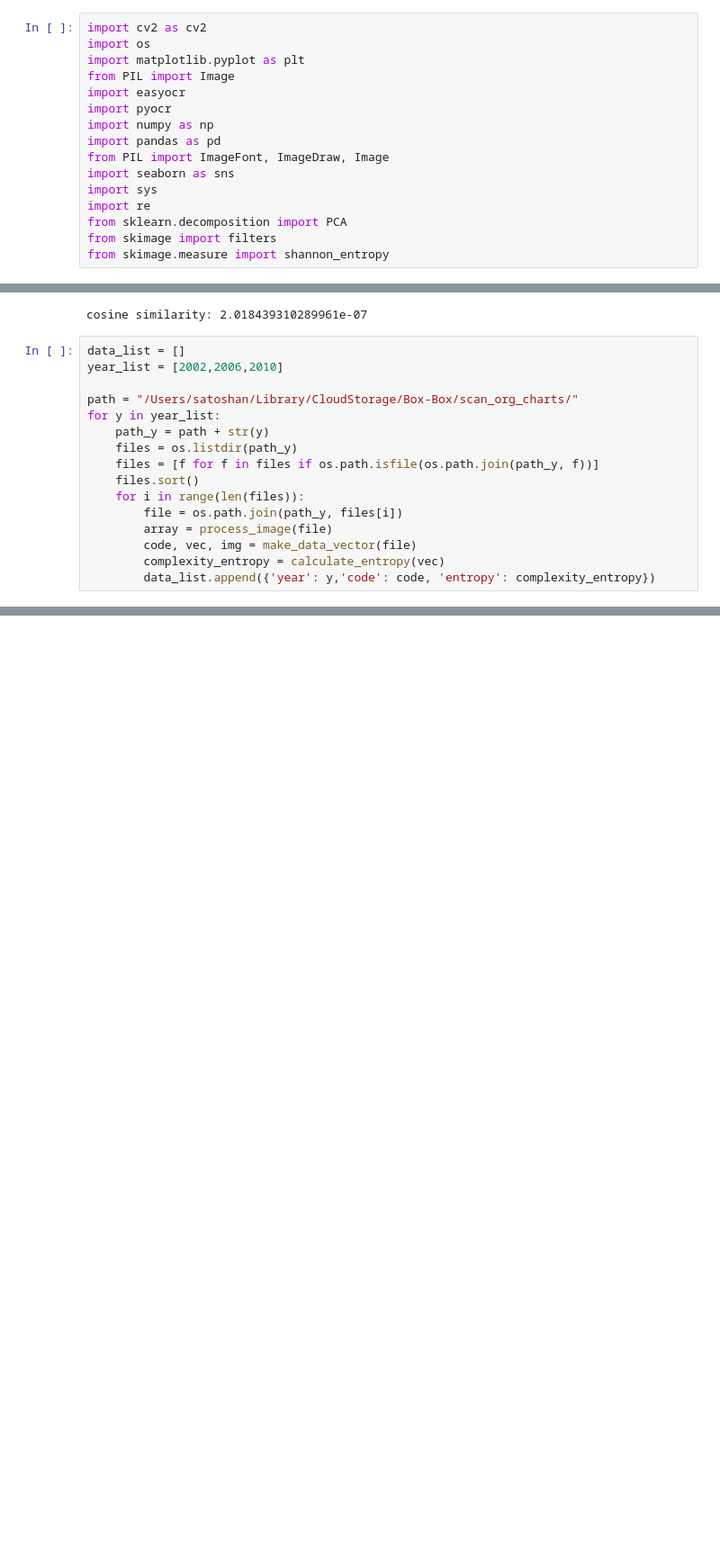
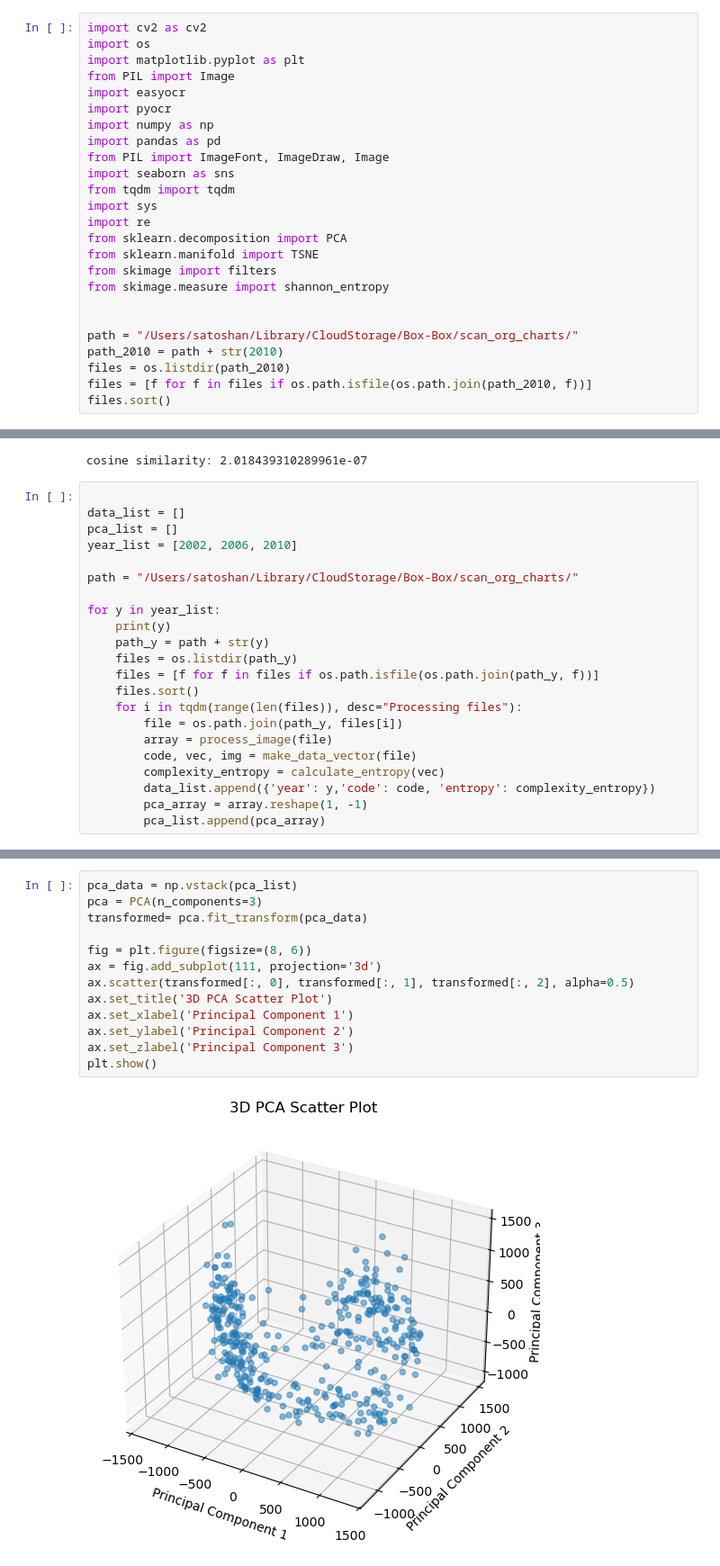
Before and after one commit to wakachii/SI-Org-chart, a Jupyter notebook: python/img_processing/measurement_sample.ipynb, the cells around one changed output, grey strips where cells are left out. Shown at 90% size. Cells and saved outputs as stored; diff of their text form; blank space fills up the shorter version.

```diff
--- a/python/img_processing/measurement_sample.ipynb
+++ b/python/img_processing/measurement_sample.ipynb
@@ -9,11 +9,20 @@ import numpy as np
 import pandas as pd
 from PIL import ImageFont, ImageDraw, Image
 import seaborn as sns
+from tqdm import tqdm
 import sys
 import re
 from sklearn.decomposition import PCA
+from sklearn.manifold import TSNE
 from skimage import filters
 from skimage.measure import shannon_entropy
+
+
+path = "/Users/satoshan/Library/CloudStorage/Box-Box/scan_org_charts/"
+path_2010 = path + str(2010)
+files = os.listdir(path_2010)
+files = [f for f in files if os.path.isfile(os.path.join(path_2010, f))]
+files.sort()
 # %%
 # extract organization charts
 def make_data_vector (file_name):
@@ -125,18 +121,24 @@ entropy:  0.8769213555320495
 [figure]
 cosine similarity: 2.018439310289961e-07
 # %%
+
 data_list = []
-year_list = [2002,2006,2010]
+pca_list = []
+year_list = [2002, 2006, 2010]
 
 path = "/Users/satoshan/Library/CloudStorage/Box-Box/scan_org_charts/"
+
 for y in year_list:
+    print(y)
     path_y = path + str(y)
     files = os.listdir(path_y)
     files = [f for f in files if os.path.isfile(os.path.join(path_y, f))]
     files.sort()
-    for i in range(len(files)):
+    for i in tqdm(range(len(files)), desc="Processing files"):
         file = os.path.join(path_y, files[i])
         array = process_image(file)
         code, vec, img = make_data_vector(file)
         complexity_entropy = calculate_entropy(vec)
         data_list.append({'year': y,'code': code, 'entropy': complexity_entropy})
+        pca_array = array.reshape(1, -1)
+        pca_list.append(pca_array)
@@ -145 +149,16 @@ df = pd.DataFrame(data_list)
+# %%
+pca_data = np.vstack(pca_list)
+pca = PCA(n_components=3)
+transformed= pca.fit_transform(pca_data)
+
+fig = plt.figure(figsize=(8, 6))
+ax = fig.add_subplot(111, projection='3d')
+ax.scatter(transformed[:, 0], transformed[:, 1], transformed[:, 2], alpha=0.5)
+ax.set_title('3D PCA Scatter Plot')
+ax.set_xlabel('Principal Component 1')
+ax.set_ylabel('Principal Component 2')
+ax.set_zlabel('Principal Component 3')
+plt.show()
+# %% [output]
+[figure, added]
 # %%
```
Also changed, not shown: parts of 4 cells of this notebook.
